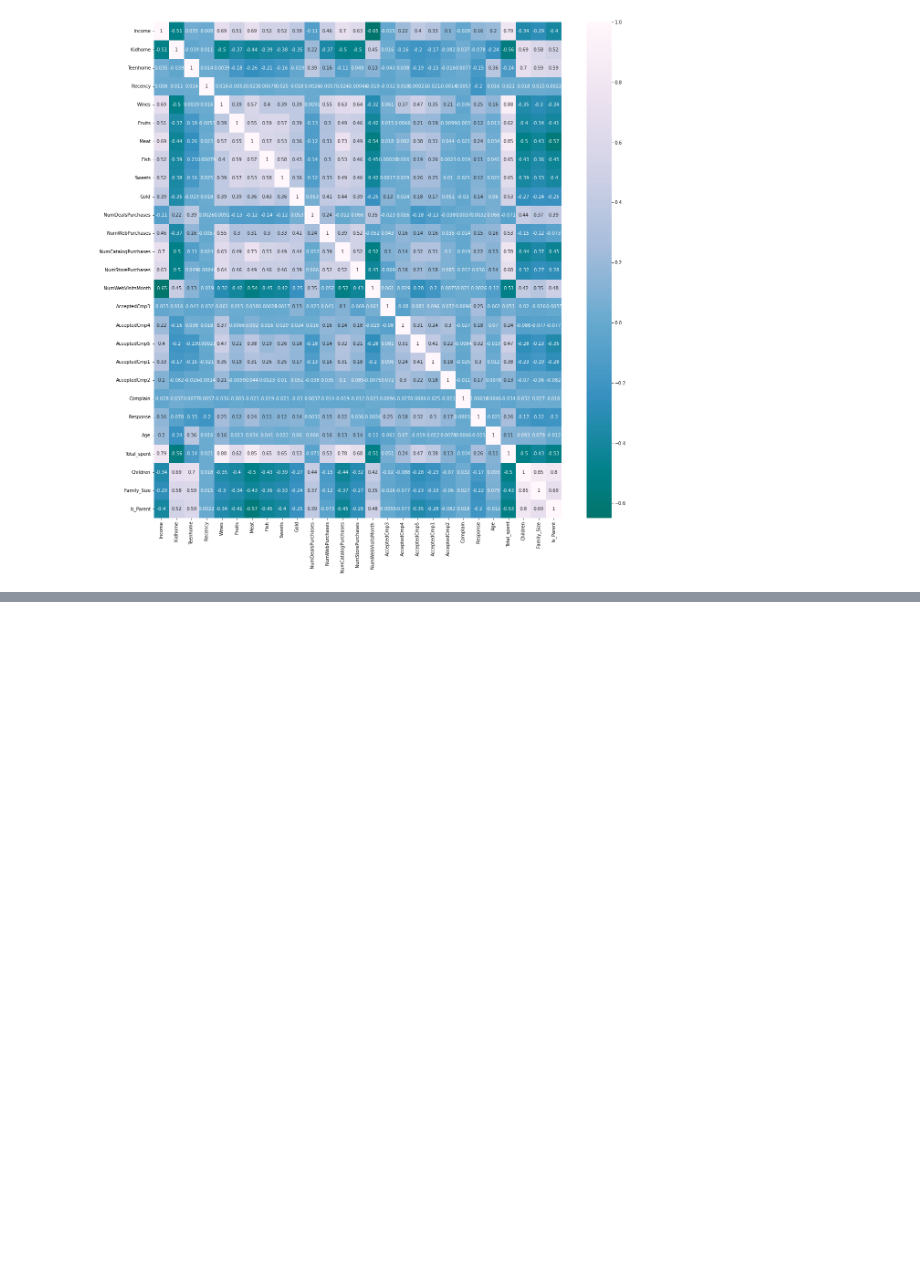
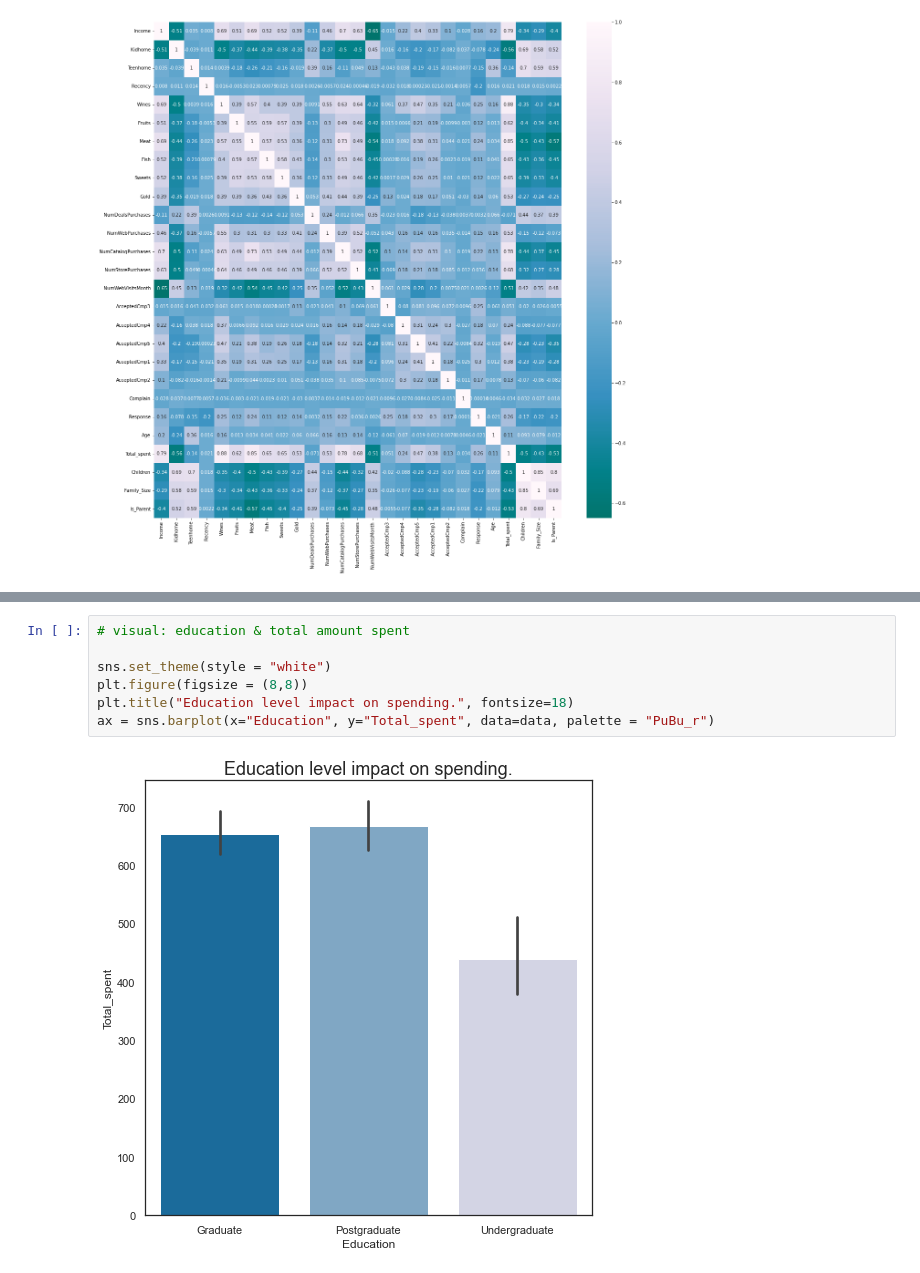
Before and after one commit to Charan1kh/Customer-Segmentation-and-Personality-Analysis-Using-Predictive-Modeling, a Jupyter notebook: Customer_segmentation_analysis.ipynb, the cells around one changed output, grey strips where cells are left out. Saved outputs shown, nothing was run; the diff lists cells and outputs as text; blank space fills up the shorter version.

```diff
--- a/Customer_segmentation_analysis.ipynb
+++ b/Customer_segmentation_analysis.ipynb
@@ -317,0 +328,9 @@ plt.show()
+# %%
+# visual: education & total amount spent
+
+sns.set_theme(style = "white")
+plt.figure(figsize = (8,8))
+plt.title("Education level impact on spending.", fontsize=18)
+ax = sns.barplot(x="Education", y="Total_spent", data=data, palette = "PuBu_r")
+# %% [output]
+[figure, added]
```
Also changed, not shown: parts of 5 cells of this notebook.
